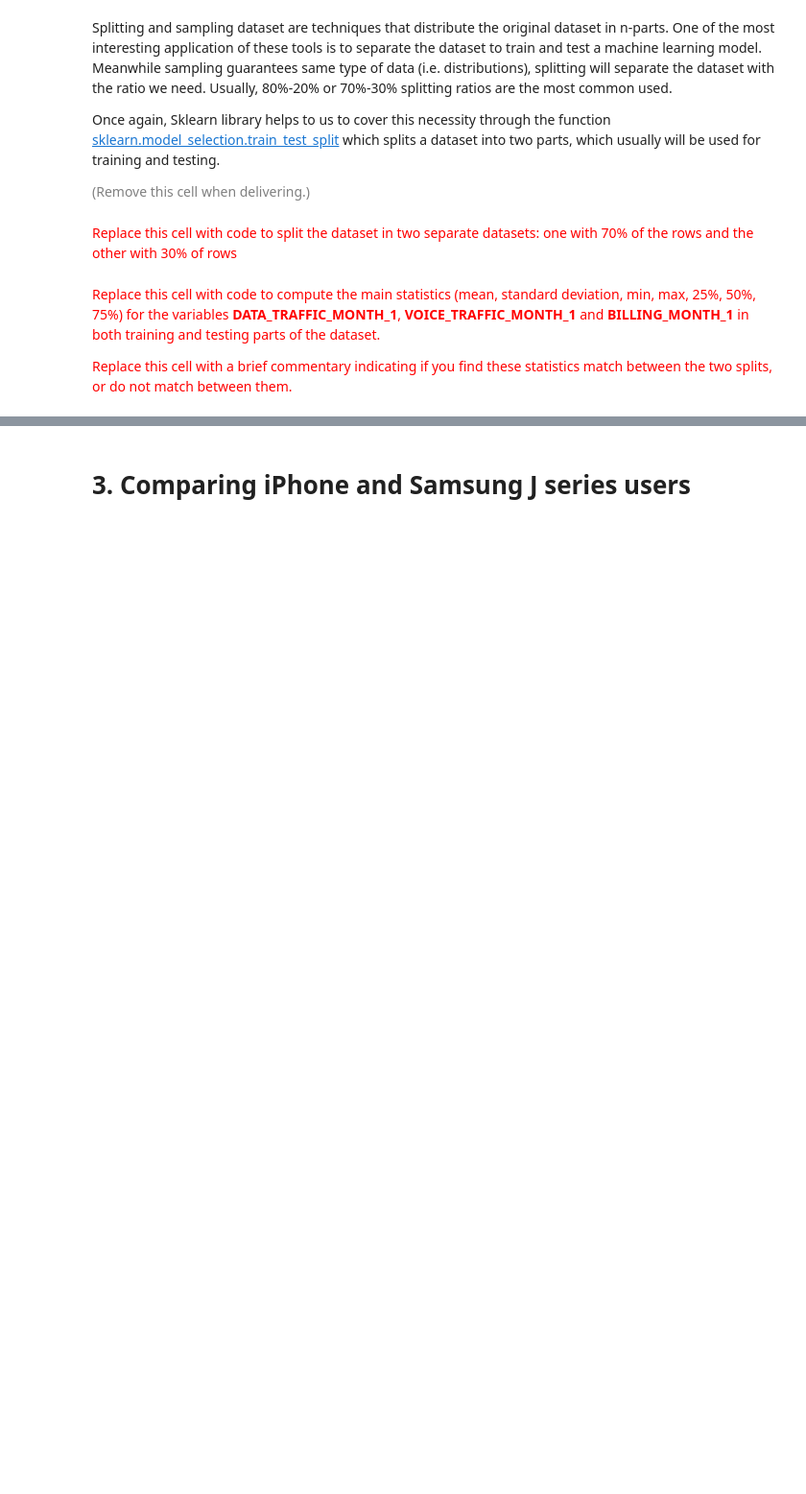
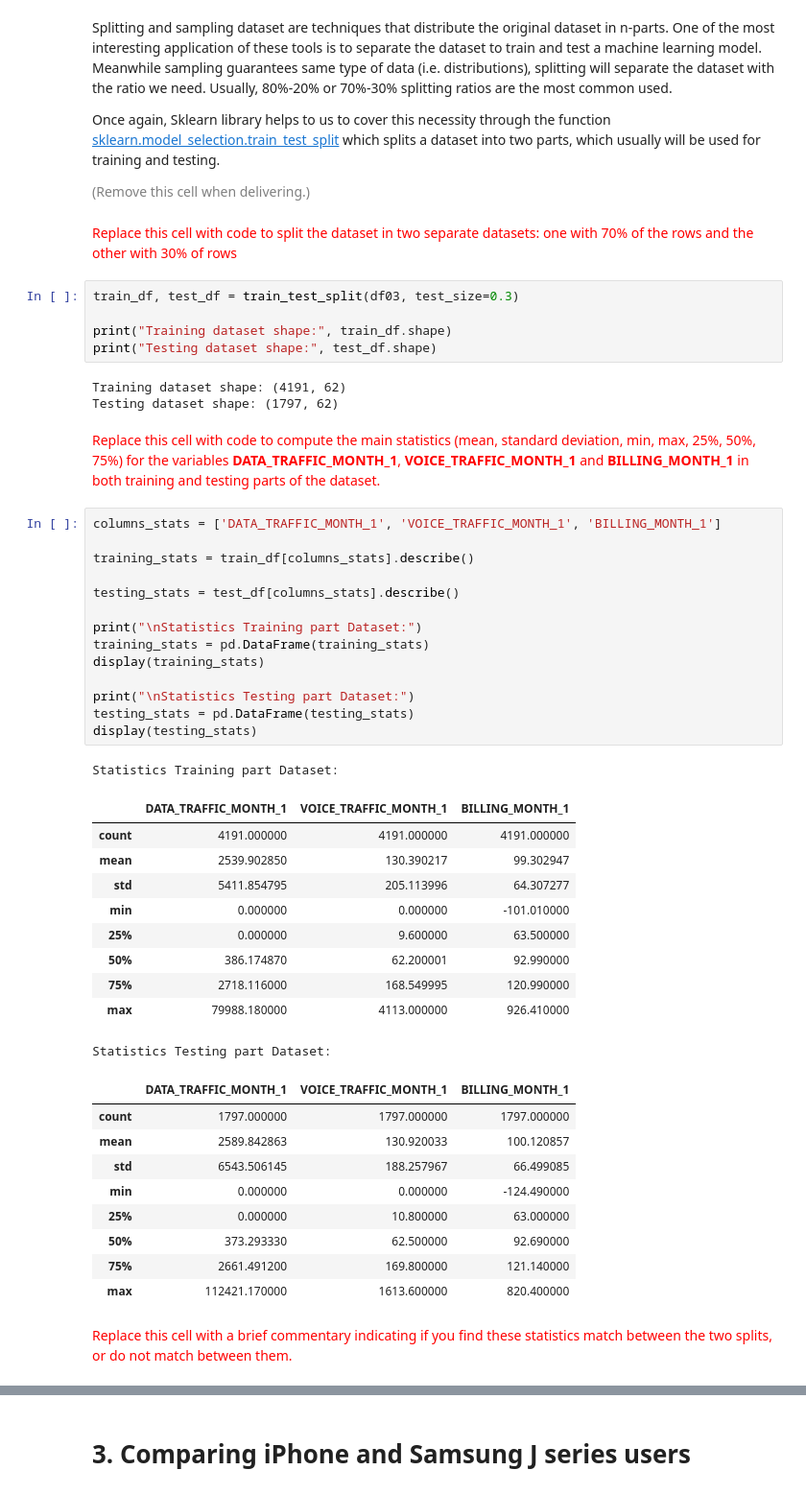
Before and after one commit to BernatQuintilla/data-mining-course, a Jupyter notebook: practicum/ps01_02/ps01_02_data_preparation.ipynb, the cells around one changed output, grey strips where cells are left out. Shown: that part at 96% size. Saved outputs shown, nothing was run; the diff lists cells and outputs as text; blank space fills up the shorter version.

```diff
--- a/practicum/ps01_02/ps01_02_data_preparation.ipynb
+++ b/practicum/ps01_02/ps01_02_data_preparation.ipynb
@@ -828,7 +902,50 @@ Once again, Sklearn library helps to us to cover this necessity through the func
 <font size="-1" color="gray">(Remove this cell when delivering.)</font>
 # %% [markdown]
 <font size="+1" color="red">Replace this cell with code to split the dataset in two separate datasets: one with 70% of the rows and the other with 30% of rows</font>
+# %%
+train_df, test_df = train_test_split(df03, test_size=0.3)
+
+print("Training dataset shape:", train_df.shape)
+print("Testing dataset shape:", test_df.shape)
+# %% [output]
+Training dataset shape: (4191, 62)
+Testing dataset shape: (1797, 62)
 # %% [markdown]
 <font size="+1" color="red">Replace this cell with code to compute the main statistics (mean, standard deviation, min, max, 25%, 50%, 75%) for the variables **DATA_TRAFFIC_MONTH_1**, **VOICE_TRAFFIC_MONTH_1** and **BILLING_MONTH_1** in both training and testing parts of the dataset.</font>
-
-<font size="+1" color="red">Replace this cell with a brief commentary indicating if you find these statistics match between the two splits, or do not match between them.</font>
+# %%
+columns_stats = ['DATA_TRAFFIC_MONTH_1', 'VOICE_TRAFFIC_MONTH_1', 'BILLING_MONTH_1']
+
+training_stats = train_df[columns_stats].describe()
+
+testing_stats = test_df[columns_stats].describe()
+
+print("\nStatistics Training part Dataset:")
+training_stats = pd.DataFrame(training_stats)
+display(training_stats)
+
+print("\nStatistics Testing part Dataset:")
+testing_stats = pd.DataFrame(testing_stats)
+display(testing_stats)
+# %% [output]
+Statistics Training part Dataset:
+|  | DATA_TRAFFIC_MONTH_1 | VOICE_TRAFFIC_MONTH_1 | BILLING_MONTH_1 |
+| count | 4191.000000 | 4191.000000 | 4191.000000 |
+| mean | 2539.902850 | 130.390217 | 99.302947 |
+| std | 5411.854795 | 205.113996 | 64.307277 |
+| min | 0.000000 | 0.000000 | -101.010000 |
+| 25% | 0.000000 | 9.600000 | 63.500000 |
+| 50% | 386.174870 | 62.200001 | 92.990000 |
+| 75% | 2718.116000 | 168.549995 | 120.990000 |
+| max | 79988.180000 | 4113.000000 | 926.410000 |
+Statistics Testing part Dataset:
+|  | DATA_TRAFFIC_MONTH_1 | VOICE_TRAFFIC_MONTH_1 | BILLING_MONTH_1 |
+| count | 1797.000000 | 1797.000000 | 1797.000000 |
+| mean | 2589.842863 | 130.920033 | 100.120857 |
+| std | 6543.506145 | 188.257967 | 66.499085 |
+| min | 0.000000 | 0.000000 | -124.490000 |
+| 25% | 0.000000 | 10.800000 | 63.000000 |
+| 50% | 373.293330 | 62.500000 | 92.690000 |
+| 75% | 2661.491200 | 169.800000 | 121.140000 |
+| max | 112421.170000 | 1613.600000 | 820.400000 |
+# %% [markdown]
+<font size="+1" color="red">Replace this cell with a brief commentary indicating if you find these statistics match between the two splits, or do not match between them.</font>
```
Also changed, not shown: parts of 4 cells of this notebook.
